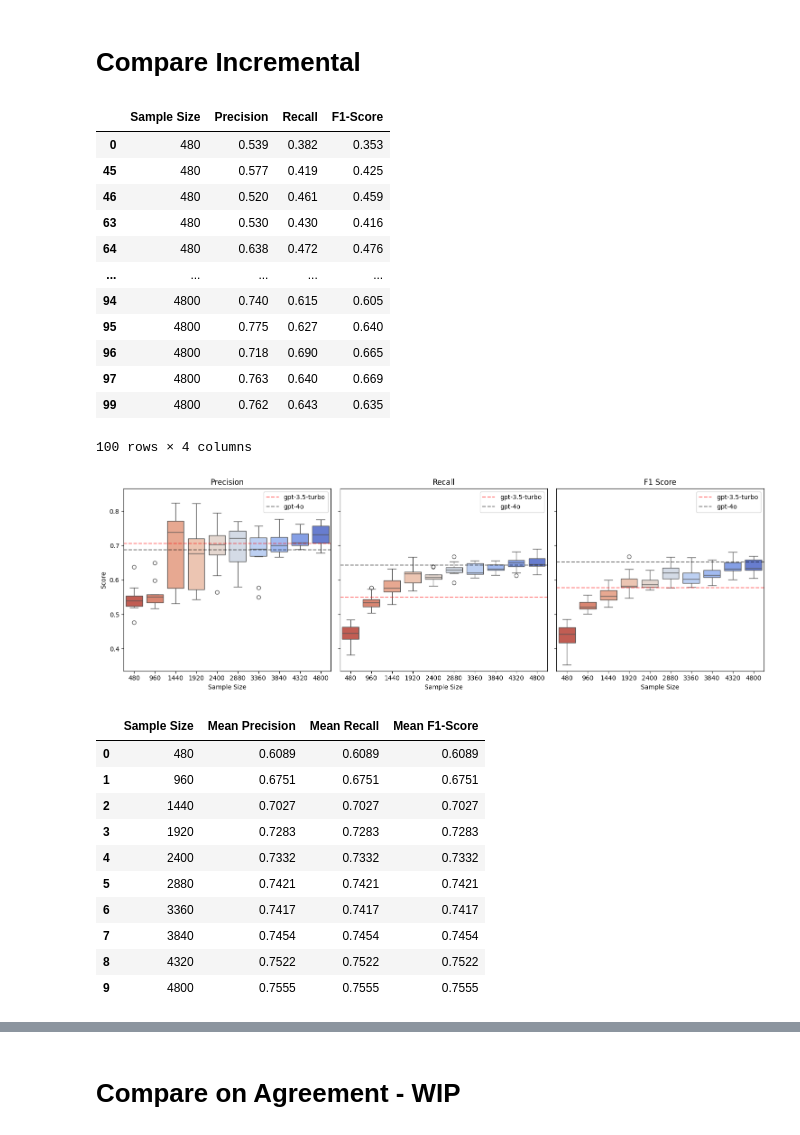
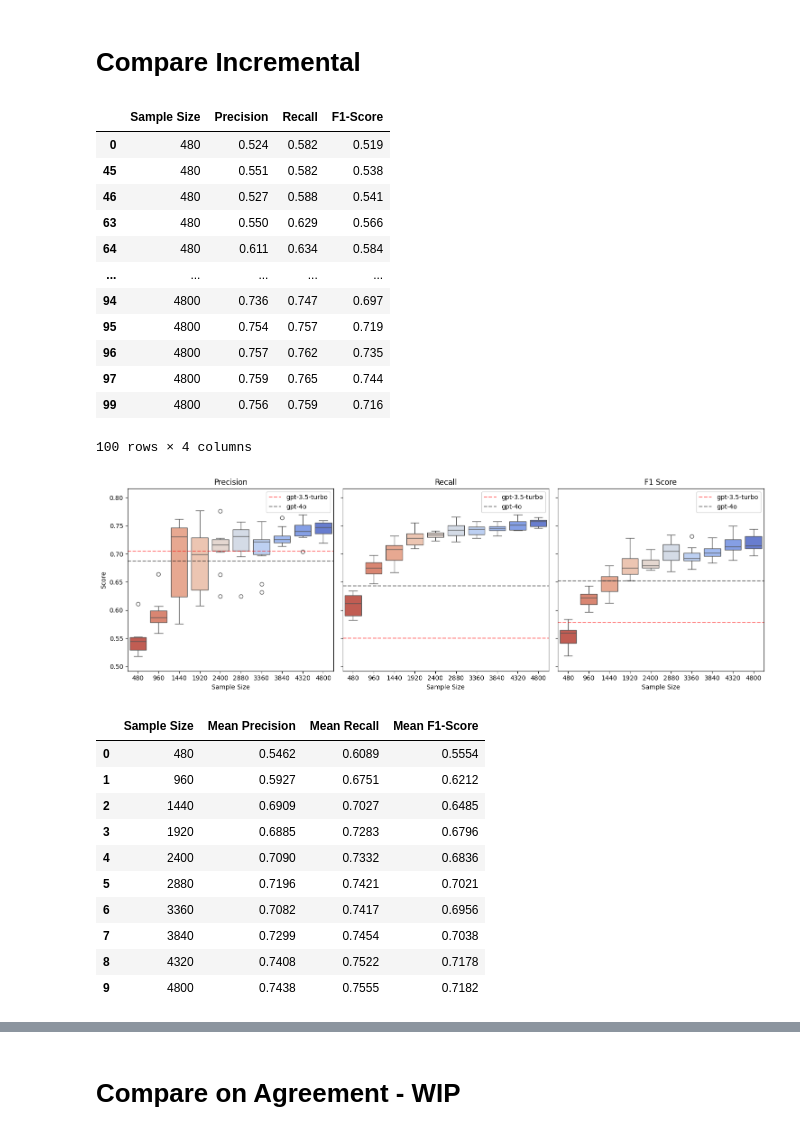
Before and after one commit to Marco-Consoloni/patent-sentence-classification, a Jupyter notebook: evaluate_incremental.ipynb, the cells around one changed output, grey strips where cells are left out. Cells and saved outputs as stored; diff of their text form; code cells hidden in the pictures.

```diff
--- a/evaluate_incremental.ipynb
+++ b/evaluate_incremental.ipynb
@@ -53,6 +70,9 @@ from sklearn.metrics import precision_score, recall_score, f1_score
 
 folder_path = "/home/fantoni/patent-sentence-classification/results/incremental"
 id2num = {'1': 480, '2': 960, '3': 1440, '4': 1920, '5': 2400, '6': 2880, '7': 3360, '8': 3840, '9': 4320, '10': 4800}
+
+# Set averaging mode
+average = 'weighted'
 
 results_all = []
 for file_name in os.listdir(folder_path):
@@ -63,7 +83,7 @@ for file_name in os.listdir(folder_path):
         true_labels = df['sent_tag']
         predicted_labels = df['predicted_tag']
 
-    average = 'macro'
+
     metrics = {
         'Sample Size': id2num[sample_id],
         'Precision': round(precision_score(true_labels, predicted_labels, average=average, zero_division=0), 3),
@@ -76,23 +96,24 @@ results_df = pd.DataFrame(results_all).sort_values(by='Sample Size')
 results_df
 # %% [output]
 |  | Sample Size | Precision | Recall | F1-Score |
-| 0 | 480 | 0.539 | 0.382 | 0.353 |
-| 45 | 480 | 0.577 | 0.419 | 0.425 |
-| 46 | 480 | 0.520 | 0.461 | 0.459 |
-| 63 | 480 | 0.530 | 0.430 | 0.416 |
-| 64 | 480 | 0.638 | 0.472 | 0.476 |
+| 0 | 480 | 0.524 | 0.582 | 0.519 |
+| 45 | 480 | 0.551 | 0.582 | 0.538 |
+| 46 | 480 | 0.527 | 0.588 | 0.541 |
+| 63 | 480 | 0.550 | 0.629 | 0.566 |
+| 64 | 480 | 0.611 | 0.634 | 0.584 |
 | ... | ... | ... | ... | ... |
-| 94 | 4800 | 0.740 | 0.615 | 0.605 |
-| 95 | 4800 | 0.775 | 0.627 | 0.640 |
-| 96 | 4800 | 0.718 | 0.690 | 0.665 |
-| 97 | 4800 | 0.763 | 0.640 | 0.669 |
-| 99 | 4800 | 0.762 | 0.643 | 0.635 |
+| 94 | 4800 | 0.736 | 0.747 | 0.697 |
+| 95 | 4800 | 0.754 | 0.757 | 0.719 |
+| 96 | 4800 | 0.757 | 0.762 | 0.735 |
+| 97 | 4800 | 0.759 | 0.765 | 0.744 |
+| 99 | 4800 | 0.756 | 0.759 | 0.716 |
 100 rows × 4 columns
 # %%
 # Create the Box Plot Chart
 
 # Define the y-axis limits
 y_min = min(results_df["Precision"].min(), results_df["Recall"].min(), results_df["F1-Score"].min()) * 0.95  # Add buffer
+#y_min = 0.52
 y_max = max(results_df["Precision"].max(), results_df["Recall"].max(), results_df["F1-Score"].max()) * 1.05  # Add buffer
 
 # Plotting
@@ -101,40 +122,52 @@ fig, axes = plt.subplots(1, 3, figsize=(15, 5), sharey=True)  # sharey=True ensu
 # Precision Boxplot
 sns.boxplot(x="Sample Size", y="Precision", palette="coolwarm_r", data=results_df, ax=axes[0])
 axes[0].set_title("Precision")
 axes[0].set_ylim(y_min, y_max)  # Set same y-scale
 axes[0].set_ylabel("Score")
-gpt_3_5_turbo_precision =  0.7053890207795679 # prompt 3
-gpt_4o_precision = 0.6870312454908547 # prompt 3
+# weighted
+gpt_3_5_turbo_precision =  0.705 # prompt 3
+gpt_4o_precision = 0.687 # prompt 3
+# micro
+#gpt_3_5_turbo_precision =  0.550 # prompt 3
+#gpt_4o_precision = 0.643 # prompt 3
 axes[0].axhline(y=gpt_3_5_turbo_precision, color='red', linestyle='--', linewidth=1.5, label=f"gpt-3.5-turbo", alpha=0.5)
 axes[0].axhline(y=gpt_4o_precision, color='black', linestyle='--', linewidth=1.5, label=f"gpt-4o", alpha=0.5)
 axes[0].legend()
 
 # Recall Boxplot
 sns.boxplot(x="Sample Size", y="Recall", palette="coolwarm_r", data=results_df, ax=axes[1])
 axes[1].set_title("Recall")
 axes[1].set_ylim(y_min, y_max)  # Set same y-scale
 axes[1].set_ylabel("")
-gpt_3_5_turbo_recall =  0.55 # prompt 3
-gpt_4o_recall = 0.6433333333333333 # prompt 3
+# weighted
+gpt_3_5_turbo_recall =  0.550 # prompt 3
+gpt_4o_recall = 0.643 # prompt 3
+# micro
+#gpt_3_5_turbo_recall =  0.550 # prompt 3
+#gpt_4o_recall = 0.643 # prompt 3
 axes[1].axhline(y=gpt_3_5_turbo_recall, color='red', linestyle='--', linewidth=1.5, label=f"gpt-3.5-turbo", alpha=0.5)
 axes[1].axhline(y=gpt_4o_recall, color='black', linestyle='--', linewidth=1.5, label=f"gpt-4o", alpha=0.5)
 axes[1].legend()
 
 # F1 Score Boxplot
 sns.boxplot(x="Sample Size", y="F1-Score", palette="coolwarm_r", data=results_df, ax=axes[2])
 axes[2].set_title("F1 Score")
 axes[2].set_ylim(y_min, y_max)  # Set same y-scale
 axes[2].set_ylabel("")
-gpt_3_5_turbo_f1 = 0.5776322818165045 #prompt 3
-gpt_4o_f1 = 0.6515936410293085 # prompt 3
+# weighted
+gpt_3_5_turbo_f1 = 0.578 #prompt 3
+gpt_4o_f1 = 0.652 # prompt 3
+# micro
+#gpt_3_5_turbo_f1 =  0.550 # prompt 3
+#gpt_4o_f1 = 0.643 # prompt 3
 axes[2].axhline(y=gpt_3_5_turbo_f1, color='red', linestyle='--', linewidth=1.5, label=f"gpt-3.5-turbo", alpha=0.5)
 axes[2].axhline(y=gpt_4o_f1, color='black', linestyle='--', linewidth=1.5, label=f"gpt-4o", alpha=0.5)
 axes[2].legend()
 
 plt.tight_layout()
 plt.show()
 # %% [output]
-[figure, old version]
+[figure, new version]
 # %%
 # Compute mean values for each sample size
 mean_results_df = results_df.groupby("Sample Size").mean().reset_index()
@@ -142,16 +175,16 @@ mean_results_df.columns = ["Sample Size", "Mean Precision", "Mean Recall", "Mean
 mean_results_df
 # %% [output]
 |  | Sample Size | Mean Precision | Mean Recall | Mean F1-Score |
-| 0 | 480 | 0.6089 | 0.6089 | 0.6089 |
-| 1 | 960 | 0.6751 | 0.6751 | 0.6751 |
-| 2 | 1440 | 0.7027 | 0.7027 | 0.7027 |
-| 3 | 1920 | 0.7283 | 0.7283 | 0.7283 |
-| 4 | 2400 | 0.7332 | 0.7332 | 0.7332 |
-| 5 | 2880 | 0.7421 | 0.7421 | 0.7421 |
-| 6 | 3360 | 0.7417 | 0.7417 | 0.7417 |
-| 7 | 3840 | 0.7454 | 0.7454 | 0.7454 |
-| 8 | 4320 | 0.7522 | 0.7522 | 0.7522 |
-| 9 | 4800 | 0.7555 | 0.7555 | 0.7555 |
+| 0 | 480 | 0.5462 | 0.6089 | 0.5554 |
+| 1 | 960 | 0.5927 | 0.6751 | 0.6212 |
+| 2 | 1440 | 0.6909 | 0.7027 | 0.6485 |
+| 3 | 1920 | 0.6885 | 0.7283 | 0.6796 |
+| 4 | 2400 | 0.7090 | 0.7332 | 0.6836 |
+| 5 | 2880 | 0.7196 | 0.7421 | 0.7021 |
+| 6 | 3360 | 0.7082 | 0.7417 | 0.6956 |
+| 7 | 3840 | 0.7299 | 0.7454 | 0.7038 |
+| 8 | 4320 | 0.7408 | 0.7522 | 0.7178 |
+| 9 | 4800 | 0.7438 | 0.7555 | 0.7182 |
 # %%
 # Extract sample sizes and metrics
 sample_sizes = mean_results_df["Sample Size"].tolist()
```
Also changed, not shown: parts of 7 cells of this notebook, 1 other file.
